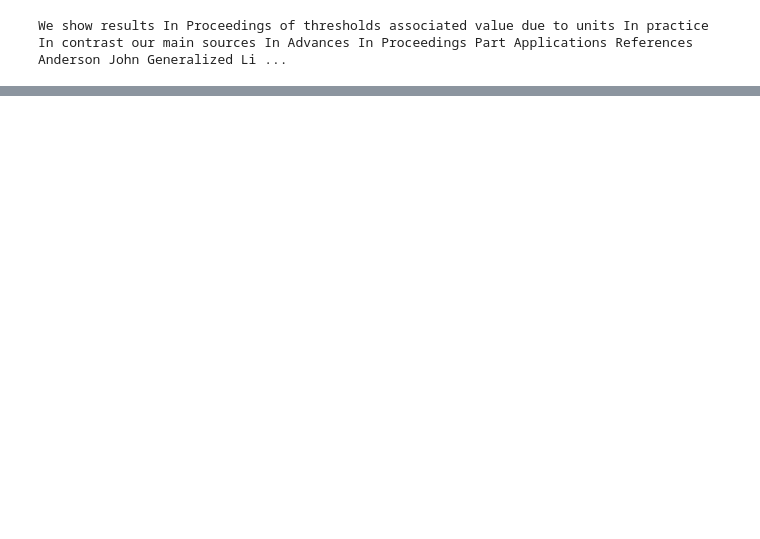
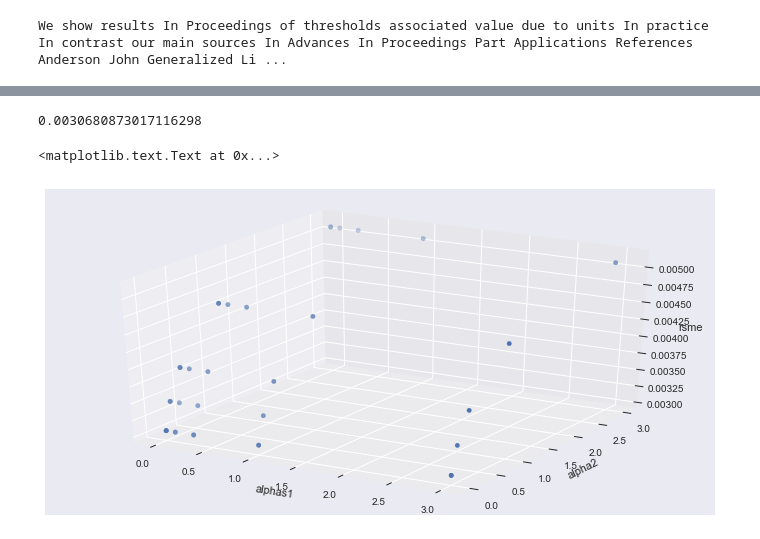
Before and after one commit to carolineeeyao/DSLAB, a Jupyter notebook: Lab3/Lab3.ipynb, the cells around one changed output, grey strips where cells are left out. Drawn from its saved outputs; the diff is of its cells as text; code cells hidden in the pictures; blank space fills up the shorter version.

```diff
--- a/Lab3/Lab3.ipynb
+++ b/Lab3/Lab3.ipynb
@@ -104,0 +229,25 @@ len(wordnet.synsets('ftmgm'))
+# %%
+from sklearn.linear_model import BayesianRidge
+alphas = [0.000001, 0.0001, 0.1, 0.3, 1, 3]
+ratios = [0.000001, 0.0001, 0.1, 0.3, 1, 3]
+cv_elastic = [rmse_cv(BayesianRidge(alpha_1 = alpha, alpha_2 = l1_ratio)).mean()
+            for alpha in alphas for l1_ratio in ratios]
+cv_elastic[0]
+# %% [output]
+0.0030680873017116298
+# %%
+from mpl_toolkits.mplot3d import Axes3D
+fig = plt.figure()
+ax = fig.add_subplot(111, projection='3d')
+al = [a for a in alphas for _ in range(len(ratios))]
+ax.scatter(al,ratios*len(alphas),zs=cv_elastic)
+ax.set_xlabel('alphas1')
+ax.set_ylabel('alpha2')
+ax.set_zlabel('rsme')
+# cv_elastic
+# cv_elastic.plot(title = "Validation - Just Do It")
+# plt.xlabel("alpha")
+# plt.ylabel("rmse")
+# %% [output]
+<matplotlib.text.Text at 0x...>
+[figure, added]
```
Also changed, not shown: parts of 25 cells of this notebook, 4 other files.
